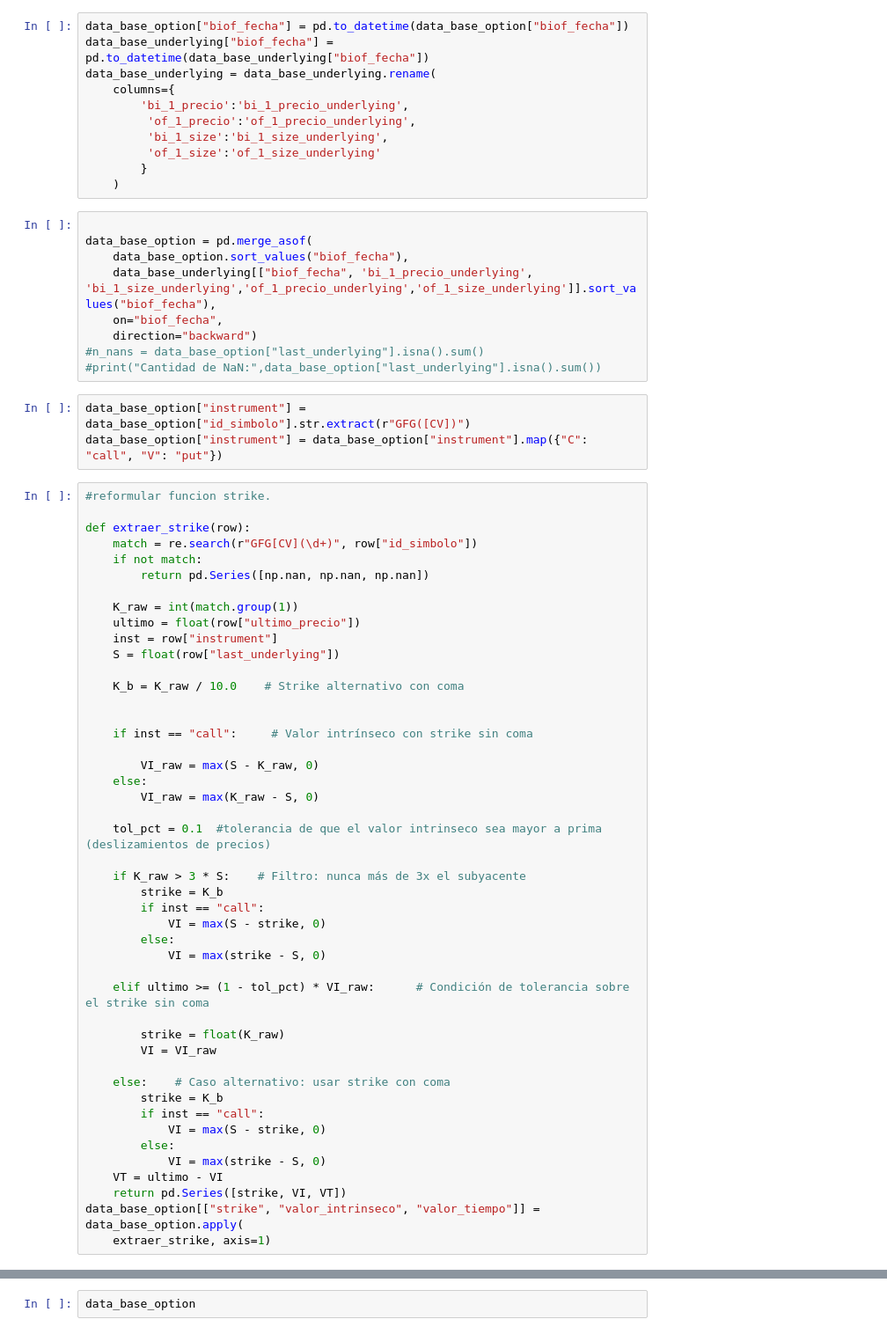
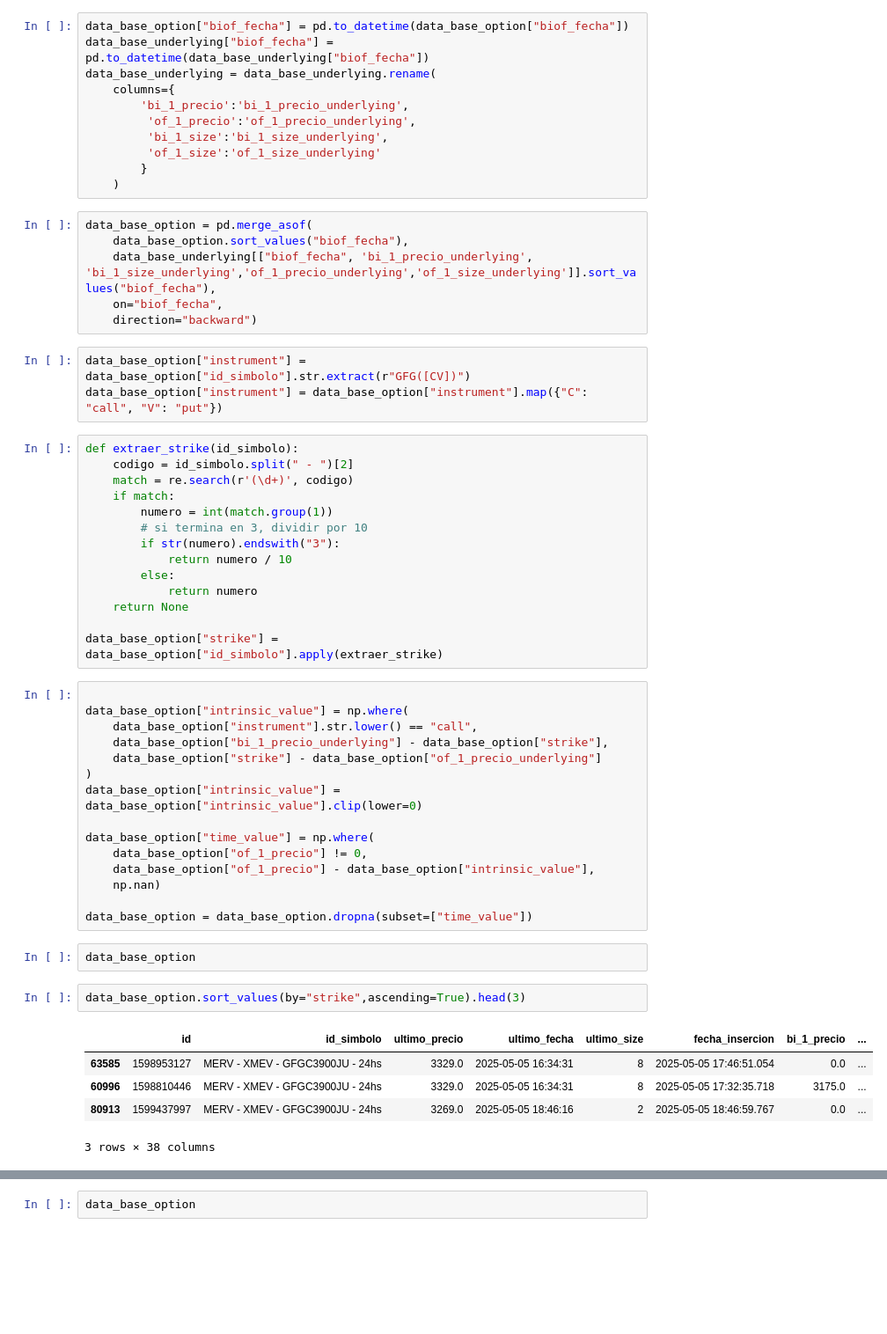
Before and after one commit to pedrovelazquez-mh/options_project, a Jupyter notebook: code/cleaning.ipynb, the cells around one changed output, grey strips where cells are left out. Shown at 88% size. Saved outputs shown, nothing was run; the diff lists cells and outputs as text; blank space fills up the shorter version.

```diff
--- a/code/cleaning.ipynb
+++ b/code/cleaning.ipynb
@@ -32,62 +35,52 @@ data_base_underlying = data_base_underlying.rename(
         }
     )
 # %%
-
 data_base_option = pd.merge_asof(
     data_base_option.sort_values("biof_fecha"),
     data_base_underlying[["biof_fecha", 'bi_1_precio_underlying', 'bi_1_size_underlying','of_1_precio_underlying','of_1_size_underlying']].sort_values("biof_fecha"),
     on="biof_fecha",
     direction="backward")
-#n_nans = data_base_option["last_underlying"].isna().sum()
-#print("Cantidad de NaN:",data_base_option["last_underlying"].isna().sum())
 # %%
 data_base_option["instrument"] = data_base_option["id_simbolo"].str.extract(r"GFG([CV])")
 data_base_option["instrument"] = data_base_option["instrument"].map({"C": "call", "V": "put"})
+# %%
+def extraer_strike(id_simbolo):
+    codigo = id_simbolo.split(" - ")[2]
+    match = re.search(r'(\d+)', codigo)
+    if match:
+        numero = int(match.group(1))
+        # si termina en 3, dividir por 10
+        if str(numero).endswith("3"):
+            return numero / 10
+        else:
+            return numero
+    return None
+
+data_base_option["strike"] = data_base_option["id_simbolo"].apply(extraer_strike)
 # %%
-#reformular funcion strike.
 
-def extraer_strike(row):
-    match = re.search(r"GFG[CV](\d+)", row["id_simbolo"])
-    if not match:
-        return pd.Series([np.nan, np.nan, np.nan])
+data_base_option["intrinsic_value"] = np.where(
+    data_base_option["instrument"].str.lower() == "call",
+    data_base_option["bi_1_precio_underlying"] - data_base_option["strike"],
+    data_base_option["strike"] - data_base_option["of_1_precio_underlying"]
+)
+data_base_option["intrinsic_value"] = data_base_option["intrinsic_value"].clip(lower=0)
 
-    K_raw = int(match.group(1))
-    ultimo = float(row["ultimo_precio"])
-    inst = row["instrument"]
-    S = float(row["last_underlying"])
+data_base_option["time_value"] = np.where(
+    data_base_option["of_1_precio"] != 0,
+    data_base_option["of_1_precio"] - data_base_option["intrinsic_value"],
+    np.nan)
 
-    K_b = K_raw / 10.0    # Strike alternativo con coma
-
-
-    if inst == "call":     # Valor intrínseco con strike sin coma
-
-        VI_raw = max(S - K_raw, 0)
-    else:
-        VI_raw = max(K_raw - S, 0)
-
-    tol_pct = 0.1  #tolerancia de que el valor intrinseco sea mayor a prima (deslizamientos de precios)
-
-    if K_raw > 3 * S:    # Filtro: nunca más de 3x el subyacente
-        strike = K_b
-        if inst == "call":
-            VI = max(S - strike, 0)
-        else:
-            VI = max(strike - S, 0)
-
-    elif ultimo >= (1 - tol_pct) * VI_raw:      # Condición de tolerancia sobre el strike sin coma
-
-        strike = float(K_raw)
-        VI = VI_raw
-
-    else:    # Caso alternativo: usar strike con coma
-        strike = K_b
-        if inst == "call":
-            VI = max(S - strike, 0)
-        else:
-            VI = max(strike - S, 0)
-    VT = ultimo - VI
-    return pd.Series([strike, VI, VT])
-data_base_option[["strike", "valor_intrinseco", "valor_tiempo"]] = data_base_option.apply(
-    extraer_strike, axis=1)
+data_base_option = data_base_option.dropna(subset=["time_value"])
+# %%
+data_base_option
+# %%
+data_base_option.sort_values(by="strike",ascending=True).head(3)
+# %% [output]
+|  | id | id_simbolo | ultimo_precio | ultimo_fecha | ultimo_size | fecha_insercion | bi_1_precio | ... |
+| 63585 | 1598953127 | MERV - XMEV - GFGC3900JU - 24hs | 3329.0 | 2025-05-05 16:34:31 | 8 | 2025-05-05 17:46:51.054 | 0.0 | ... |
+| 60996 | 1598810446 | MERV - XMEV - GFGC3900JU - 24hs | 3329.0 | 2025-05-05 16:34:31 | 8 | 2025-05-05 17:32:35.718 | 3175.0 | ... |
+| 80913 | 1599437997 | MERV - XMEV - GFGC3900JU - 24hs | 3269.0 | 2025-05-05 18:46:16 | 2 | 2025-05-05 18:46:59.767 | 0.0 | ... |
+3 rows × 38 columns
 # %%
 data_base_option["valor_tiempo"].describe()
```
Also changed, not shown: parts of 2 cells of this notebook.
